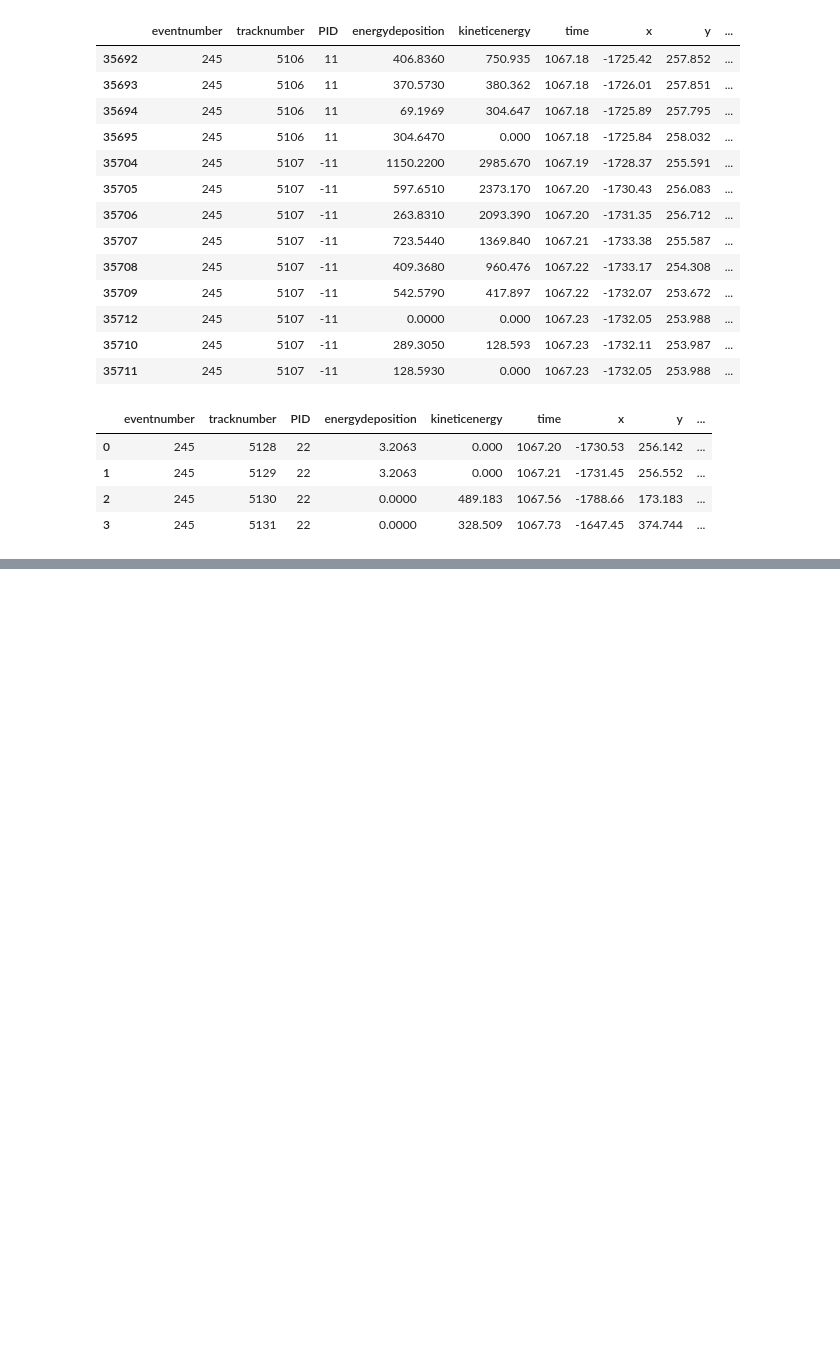
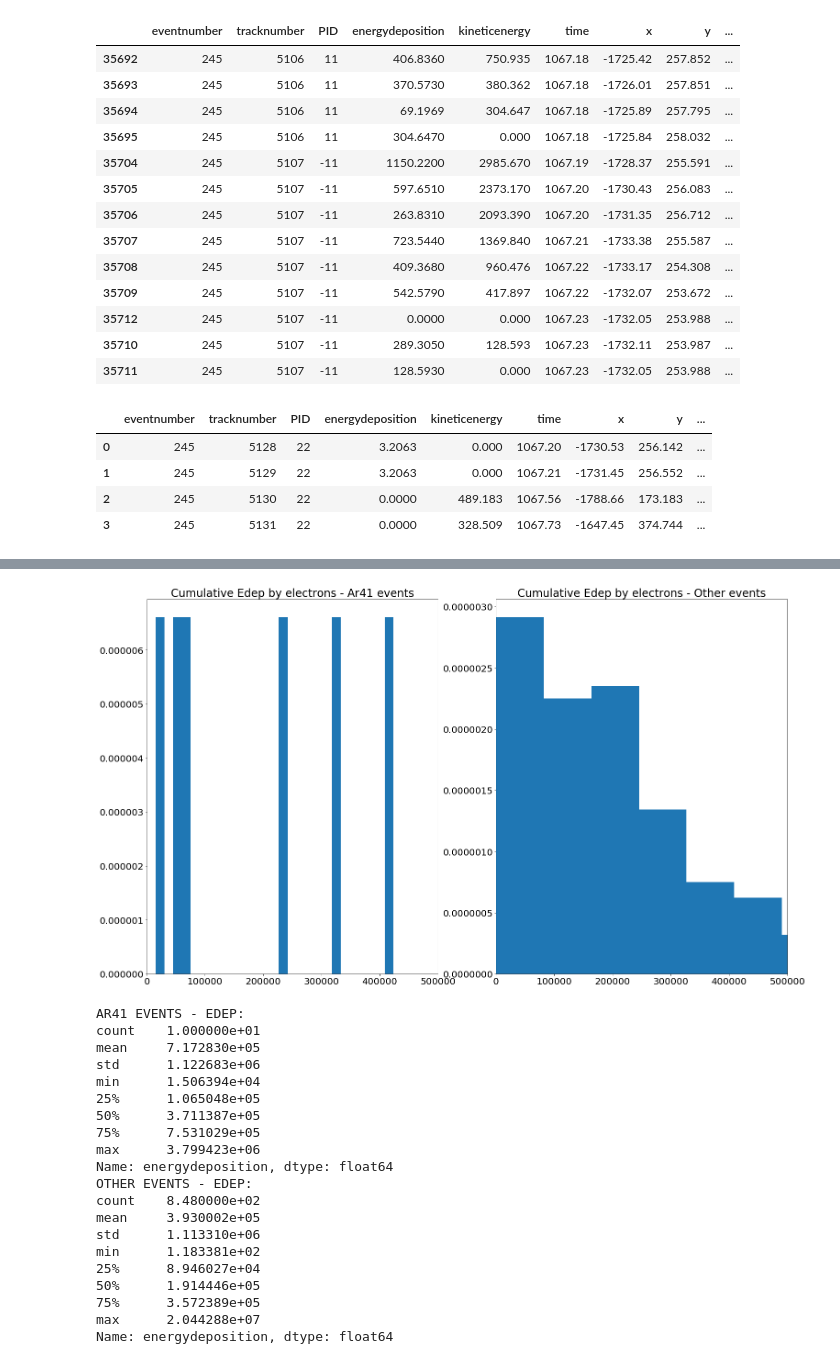
Before and after one commit to luigiberducci/ML4NP, a Jupyter notebook: Notebooks/ar41_in_new_data_10kmuons.ipynb, the cells around one changed output, grey strips where cells are left out. Cells and saved outputs as stored; diff of their text form; code cells hidden in the pictures; blank space fills up the shorter version.

Commit message:
add comparison Edep between events with and without Ar41 occurrences

```diff
--- a/Notebooks/ar41_in_new_data_10kmuons.ipynb
+++ b/Notebooks/ar41_in_new_data_10kmuons.ipynb
@@ -196,0 +261,47 @@ event245[event245.ParentTrackID==5107].groupby("tracknumber").first().reset_inde
+# %%
+plt.rcParams['figure.figsize'] = [25, 15]
+plt.rcParams.update({'font.size': 20})
+
+### See the energy deposition from gammas in event not from Ar41
+entries_ar41_events = df[(df.eventnumber.isin(ar41.eventnumber)) & (df.PID==11)]
+cum_edep_ar41_events = entries_ar41_events.groupby("eventnumber").energydeposition.sum()
+
+entries_other_events = df[(~df.eventnumber.isin(ar41.eventnumber)) & (df.PID==11)]
+cum_edep_other_events = entries_other_events.groupby("eventnumber").energydeposition.sum()
+
+# see cum edep distribution
+num_bins, xlimit = 250, 5*10**5
+plt.subplot(1, 2, 1)
+plt.title("Cumulative Edep by electrons - Ar41 events")
+plt.hist(cum_edep_ar41_events, num_bins, density=True)
+plt.xlim(0, xlimit)
+plt.subplot(1, 2, 2)
+plt.title("Cumulative Edep by electrons - Other events")
+plt.hist(cum_edep_other_events, num_bins, density=True)
+plt.xlim(0, xlimit)
+plt.show()
+
+print("AR41 EVENTS - EDEP:\n{}".format(cum_edep_ar41_events.describe()))
+print("OTHER EVENTS - EDEP:\n{}".format(cum_edep_other_events.describe()))
+# %% [output]
+[figure, added]
+AR41 EVENTS - EDEP:
+count    1.000000e+01
+mean     7.172830e+05
+std      1.122683e+06
+min      1.506394e+04
+25%      1.065048e+05
+50%      3.711387e+05
+75%      7.531029e+05
+max      3.799423e+06
+Name: energydeposition, dtype: float64
+OTHER EVENTS - EDEP:
+count    8.480000e+02
+mean     3.930002e+05
+std      1.113310e+06
+min      1.183381e+02
+25%      8.946027e+04
+50%      1.914446e+05
+75%      3.572389e+05
+max      2.044288e+07
+Name: energydeposition, dtype: float64
```
Also changed, not shown: parts of 3 cells of this notebook.
